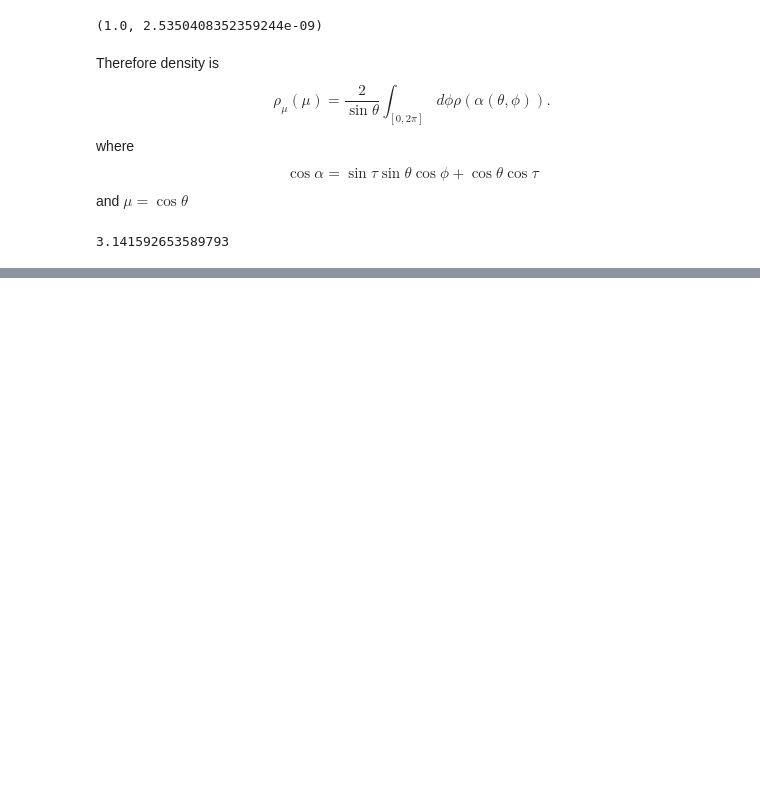
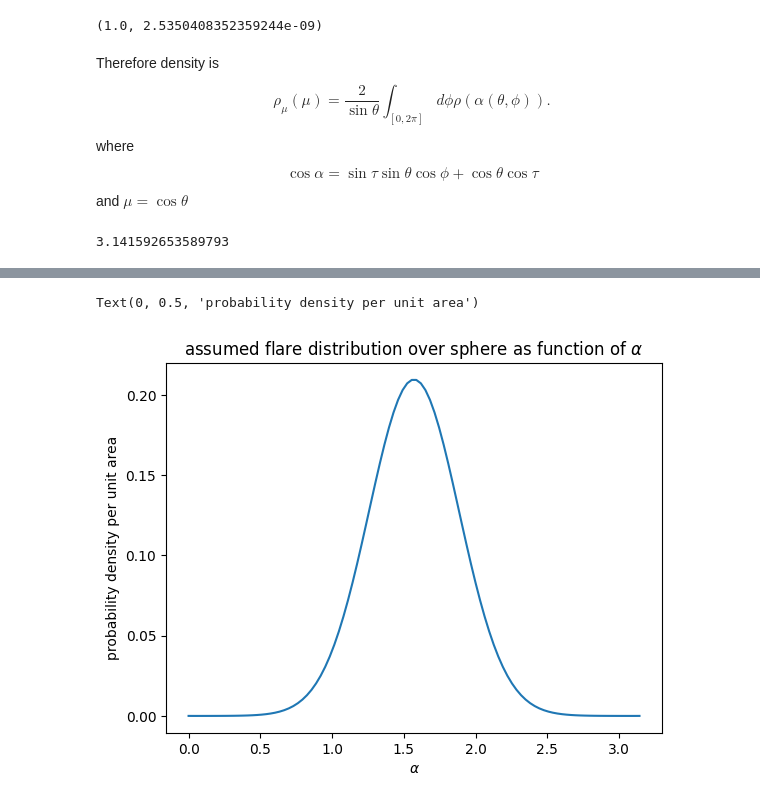
Before and after one commit to demichieldewilde/solar-flares, a Jupyter notebook: data/flare_distr/mu_dist.ipynb, the cells around one changed output, grey strips where cells are left out. Cells and saved outputs as stored; diff of their text form; code cells hidden in the pictures; blank space fills up the shorter version.

Commit message:
niewe flare distributies en Ha14 betere boundary

```diff
--- a/data/flare_distr/mu_dist.ipynb
+++ b/data/flare_distr/mu_dist.ipynb
@@ -12,7 +12,7 @@ def rice_dist(x, sigma, nu):
 
 sigma_fit, nu_fit = (9.02769086 / 180 * np.pi, 10.48768514 / 180 * np.pi)
 
-def rho(alpha, err=0.00001):
+def rho(alpha, err=0.001):
     return rice_dist(np.pi / 2 - alpha, sigma_fit, nu_fit) / 2 / np.pi / (np.sin(alpha) + err) / 2
             # fit of dist when integrated over phi and absolute value so accounting for that
 # %%
@@ -103,0 +108,14 @@ plt.legend()
+# %%
+from scipy.stats import norm
+
+def rho(alpha, loc=np.pi/2, scale = 0.3, err = 0.01):
+    return norm.pdf(alpha, loc, scale) / 2 / np.pi / (np.sin(alpha) + err)
+
+alpha = np.linspace(0, np.pi, 100)
+plt.plot(alpha, rho(alpha))
+plt.title(r"assumed flare distribution over sphere as function of $\alpha$")
+plt.xlabel(r"$\alpha$")
+plt.ylabel('probability density per unit area')
+# %% [output]
+Text(0, 0.5, 'probability density per unit area')
+[figure, added]
```
Also changed, not shown: parts of 9 cells of this notebook, 3 other files.
